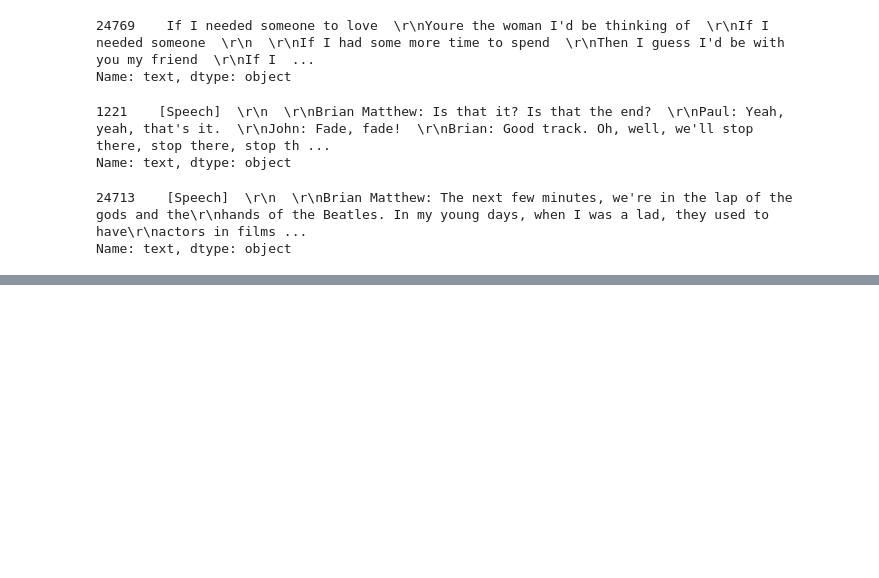
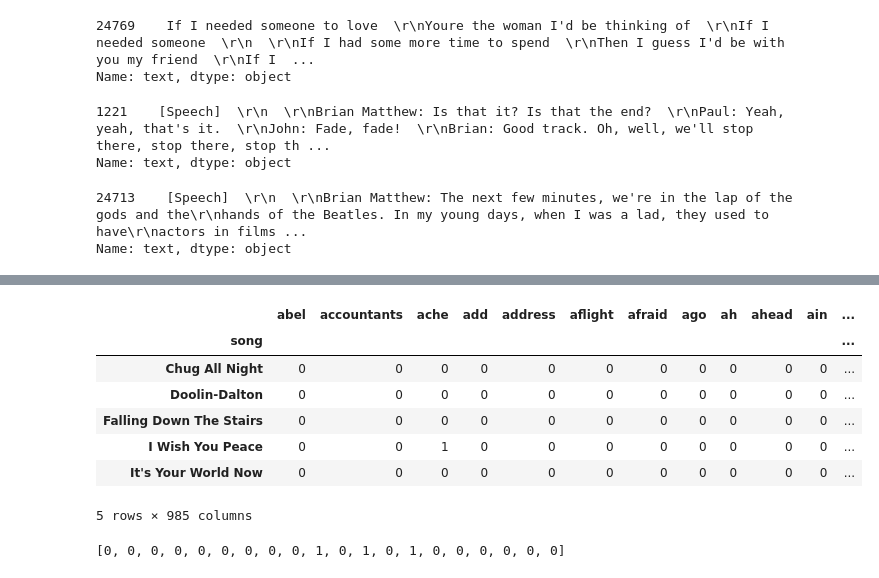
Before and after one commit to barrosm/text_mining, a Jupyter notebook: Aula_20191123_similaridade_texto.ipynb, the cells around one changed output, grey strips where cells are left out. Cells and saved outputs as stored; diff of their text form; code cells hidden in the pictures; blank space fills up the shorter version.

```diff
--- a/Aula_20191123_similaridade_texto.ipynb
+++ b/Aula_20191123_similaridade_texto.ipynb
@@ -281,0 +284,4 @@ Name: text, dtype: object
+# %%
+# Músicas de Eagles
+eagles = data[data.artist=='Eagles']
+eagles.head()
@@ -281,0 +330,26 @@ Name: text, dtype: object
+# %%
+# Mudando o corpus para músicas dos Eagles
+
+corpus = eagles.text.map(newline).map(alphanumeric)
+
+cv = CountVectorizer(stop_words="english")
+
+X = cv.fit_transform(corpus).toarray()
+
+
+dt = pd.DataFrame(X, columns=cv.get_feature_names()).set_index(eagles.song)
+dt.head()
+# %% [output]
+|  | abel | accountants | ache | add | address | aflight | afraid | ago | ah | ahead | ain | ... |
+| song |  |  |  |  |  |  |  |  |  |  |  | ... |
+| Chug All Night | 0 | 0 | 0 | 0 | 0 | 0 | 0 | 0 | 0 | 0 | 0 | ... |
+| Doolin-Dalton | 0 | 0 | 0 | 0 | 0 | 0 | 0 | 0 | 0 | 0 | 0 | ... |
+| Falling Down The Stairs | 0 | 0 | 0 | 0 | 0 | 0 | 0 | 0 | 0 | 0 | 0 | ... |
+| I Wish You Peace | 0 | 0 | 1 | 0 | 0 | 0 | 0 | 0 | 0 | 0 | 0 | ... |
+| It's Your World Now | 0 | 0 | 0 | 0 | 0 | 0 | 0 | 0 | 0 | 0 | 0 | ... |
+5 rows × 985 columns
+# %%
+hotel_cal= list(dt.loc['Hotel California (Album Version)'])
+hotel_cal[0:20]
+# %% [output]
+[0, 0, 0, 0, 0, 0, 0, 0, 0, 1, 0, 1, 0, 1, 0, 0, 0, 0, 0, 0]
```
Also changed, not shown: parts of 7 cells of this notebook.
